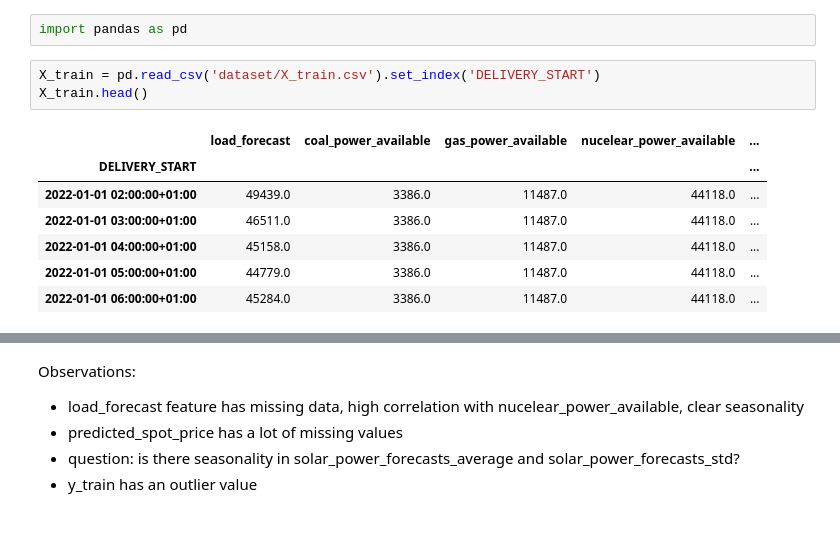
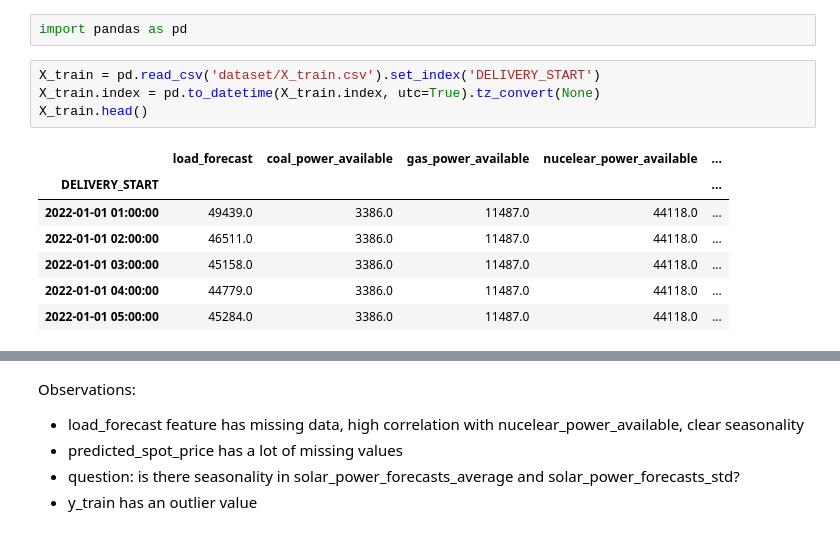
Before and after one commit to slokadjaja/electricity-price-forecasting, a Jupyter notebook: EDA.ipynb, the cells around one changed output, grey strips where cells are left out. Drawn from its saved outputs; the diff is of its cells as text.

```diff
--- a/EDA.ipynb
+++ b/EDA.ipynb
@@ -2,14 +2,15 @@
 import pandas as pd
 # %%
 X_train = pd.read_csv('dataset/X_train.csv').set_index('DELIVERY_START')
+X_train.index = pd.to_datetime(X_train.index, utc=True).tz_convert(None)
 X_train.head()
 # %% [output]
 |  | load_forecast | coal_power_available | gas_power_available | nucelear_power_available | ... |
 | DELIVERY_START |  |  |  |  | ... |
-| 2022-01-01 02:00:00+01:00 | 49439.0 | 3386.0 | 11487.0 | 44118.0 | ... |
-| 2022-01-01 03:00:00+01:00 | 46511.0 | 3386.0 | 11487.0 | 44118.0 | ... |
-| 2022-01-01 04:00:00+01:00 | 45158.0 | 3386.0 | 11487.0 | 44118.0 | ... |
-| 2022-01-01 05:00:00+01:00 | 44779.0 | 3386.0 | 11487.0 | 44118.0 | ... |
-| 2022-01-01 06:00:00+01:00 | 45284.0 | 3386.0 | 11487.0 | 44118.0 | ... |
+| 2022-01-01 01:00:00 | 49439.0 | 3386.0 | 11487.0 | 44118.0 | ... |
+| 2022-01-01 02:00:00 | 46511.0 | 3386.0 | 11487.0 | 44118.0 | ... |
+| 2022-01-01 03:00:00 | 45158.0 | 3386.0 | 11487.0 | 44118.0 | ... |
+| 2022-01-01 04:00:00 | 44779.0 | 3386.0 | 11487.0 | 44118.0 | ... |
+| 2022-01-01 05:00:00 | 45284.0 | 3386.0 | 11487.0 | 44118.0 | ... |
 # %%
 y_train = pd.read_csv('dataset/y_train.csv').set_index('DELIVERY_START')
```
Also changed, not shown: parts of 6 cells of this notebook.
